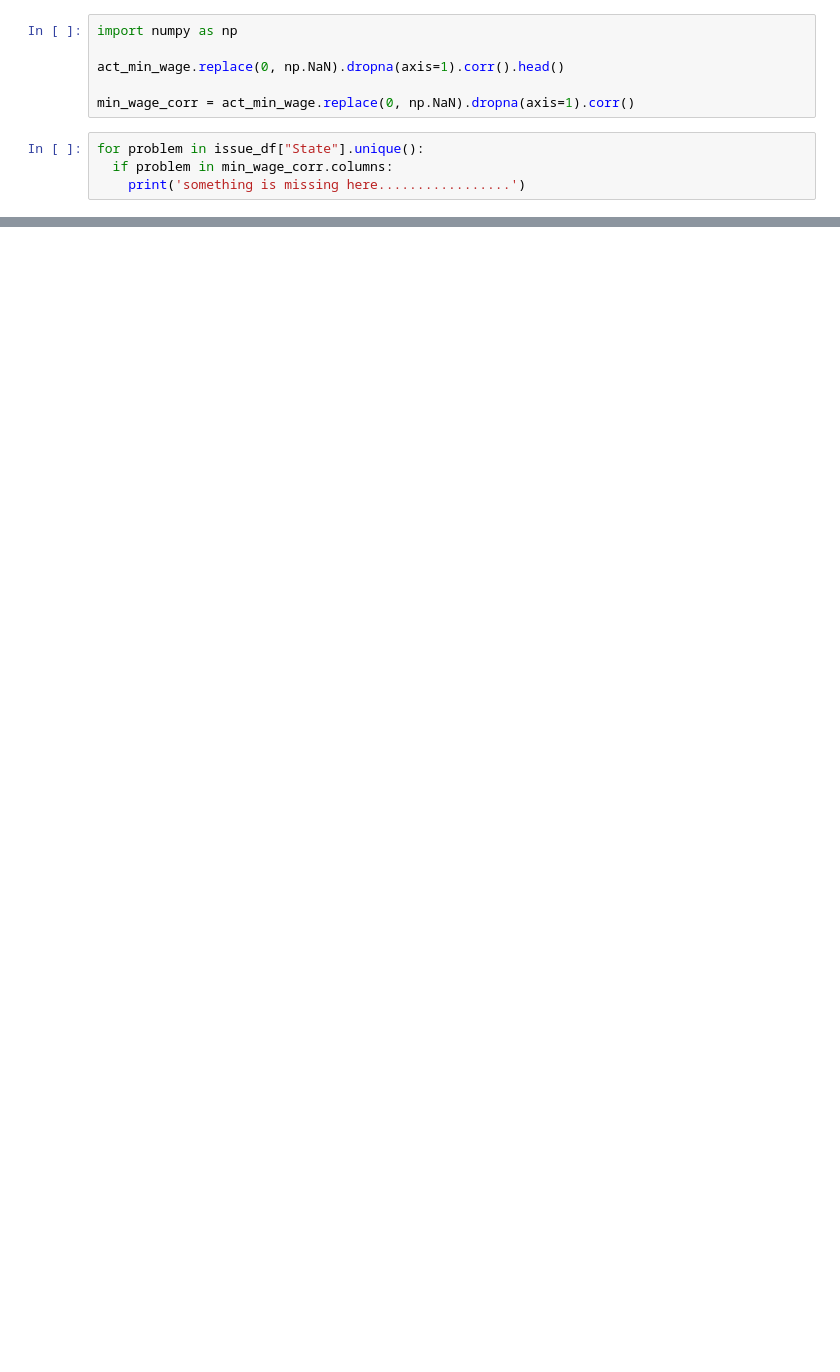
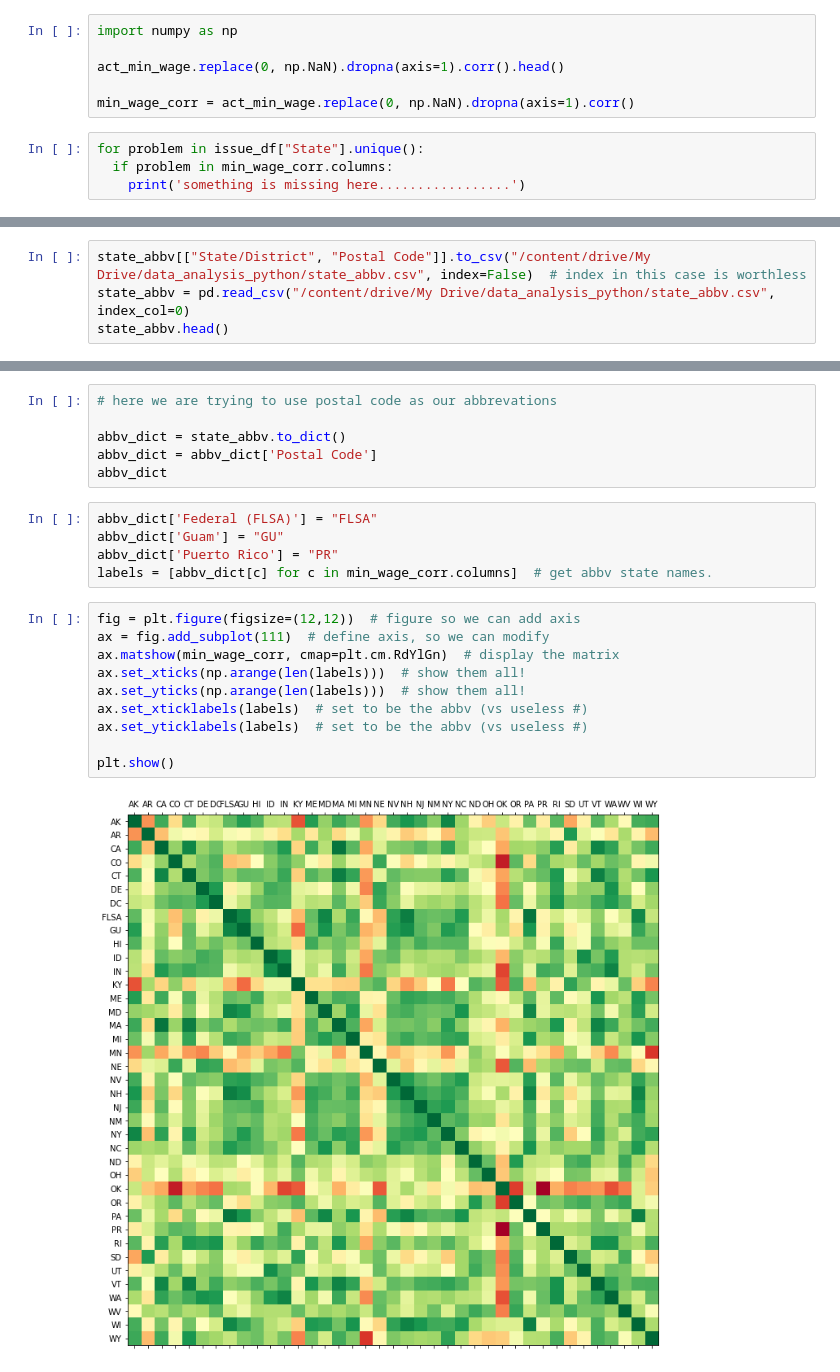
Before and after one commit to charu11/data_analysing_python, a Jupyter notebook: data_anlyse_p2.ipynb, the cells around one changed output, grey strips where cells are left out. Drawn from its saved outputs; the diff is of its cells as text; blank space fills up the shorter version.

```diff
--- a/data_anlyse_p2.ipynb
+++ b/data_anlyse_p2.ipynb
@@ -88,0 +156,4 @@ grouped_issue.get_group('Alabama').head()
+# %%
+state_abbv[["State/District", "Postal Code"]].to_csv("/content/drive/My Drive/data_analysis_python/state_abbv.csv", index=False)  # index in this case is worthless
+state_abbv = pd.read_csv("/content/drive/My Drive/data_analysis_python/state_abbv.csv", index_col=0)
+state_abbv.head()
@@ -88,0 +168,23 @@ grouped_issue.get_group('Alabama').head()
+# %%
+# here we are trying to use postal code as our abbrevations
+
+abbv_dict = state_abbv.to_dict()
+abbv_dict = abbv_dict['Postal Code']
+abbv_dict
+# %%
+abbv_dict['Federal (FLSA)'] = "FLSA"
+abbv_dict['Guam'] = "GU"
+abbv_dict['Puerto Rico'] = "PR"
+labels = [abbv_dict[c] for c in min_wage_corr.columns]  # get abbv state names.
+# %%
+fig = plt.figure(figsize=(12,12))  # figure so we can add axis
+ax = fig.add_subplot(111)  # define axis, so we can modify
+ax.matshow(min_wage_corr, cmap=plt.cm.RdYlGn)  # display the matrix
+ax.set_xticks(np.arange(len(labels)))  # show them all!
+ax.set_yticks(np.arange(len(labels)))  # show them all!
+ax.set_xticklabels(labels)  # set to be the abbv (vs useless #)
+ax.set_yticklabels(labels)  # set to be the abbv (vs useless #)
+
+plt.show()
+# %% [output]
+[figure, added]
```
Also changed, not shown: parts of 8 cells of this notebook.
